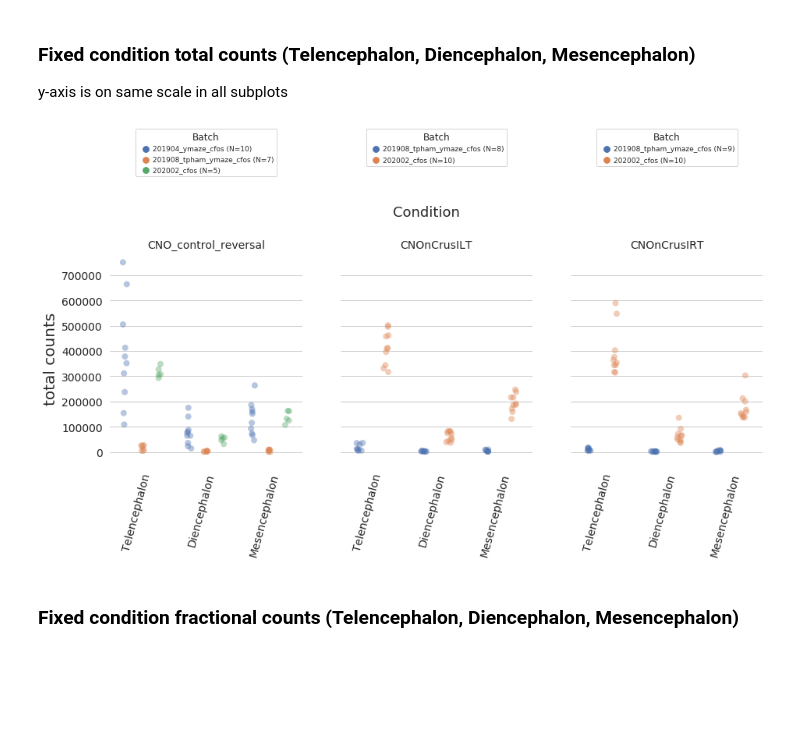
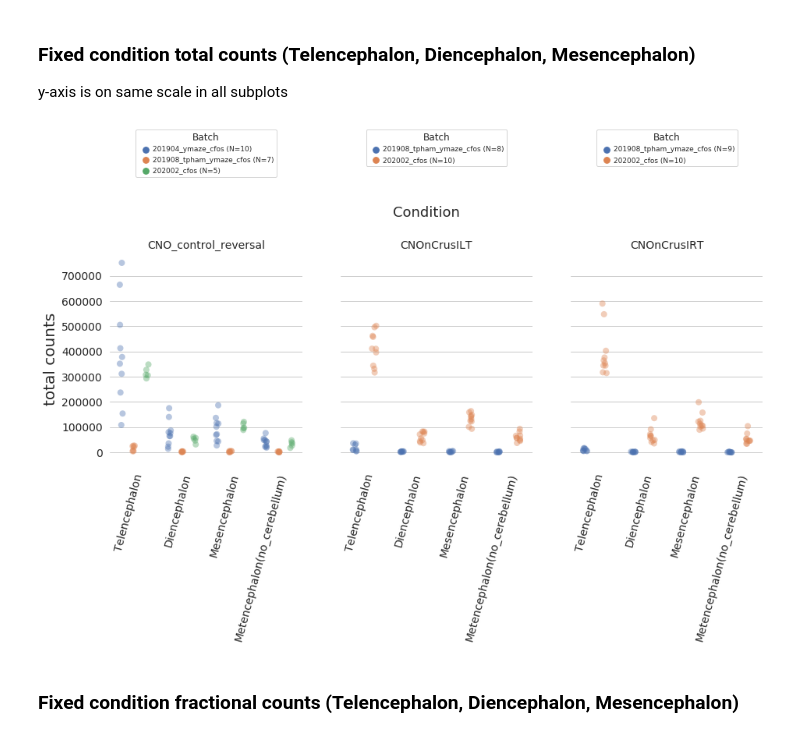
Before and after one commit to PrincetonUniversity/lightsheet_helper_scripts, a Jupyter notebook: projects/combine_cfos_batches/notebooks/cfos_batch_combination_20201125_gallery.ipynb, the cells around one changed output. Drawn from its saved outputs; the diff is of its cells as text; code cells hidden in the pictures; blank space fills up the shorter version.

```diff
--- a/projects/combine_cfos_batches/notebooks/cfos_batch_combination_20201125_gallery.ipynb
+++ b/projects/combine_cfos_batches/notebooks/cfos_batch_combination_20201125_gallery.ipynb
@@ -500,13 +509,14 @@ y-axis is on same scale in all subplots
 # %%
 bdict = {
     'Telencephalon':["Olfactory areas","Isocortex","Cortical subplate","Hippocampal formation","Cerebral nuclei"],
     'Diencephalon':['Interbrain'],
-    'Mesencephalon':['Midbrain','Hindbrain'],
+    'Mesencephalon':['Midbrain',],
+    'Metencephalon(no_cerebellum)':['Hindbrain']
         }
 make_stripplot_fixed_condition(brain_division_dict=bdict,
                                      count_type='total')
 # %% [output]
-[figure, old version]
+[figure, new version]
 # %% [markdown]
 ### Fixed condition fractional counts (Telencephalon, Diencephalon, Mesencephalon)
 # %%
```
Also changed, not shown: parts of 19 cells of this notebook.
